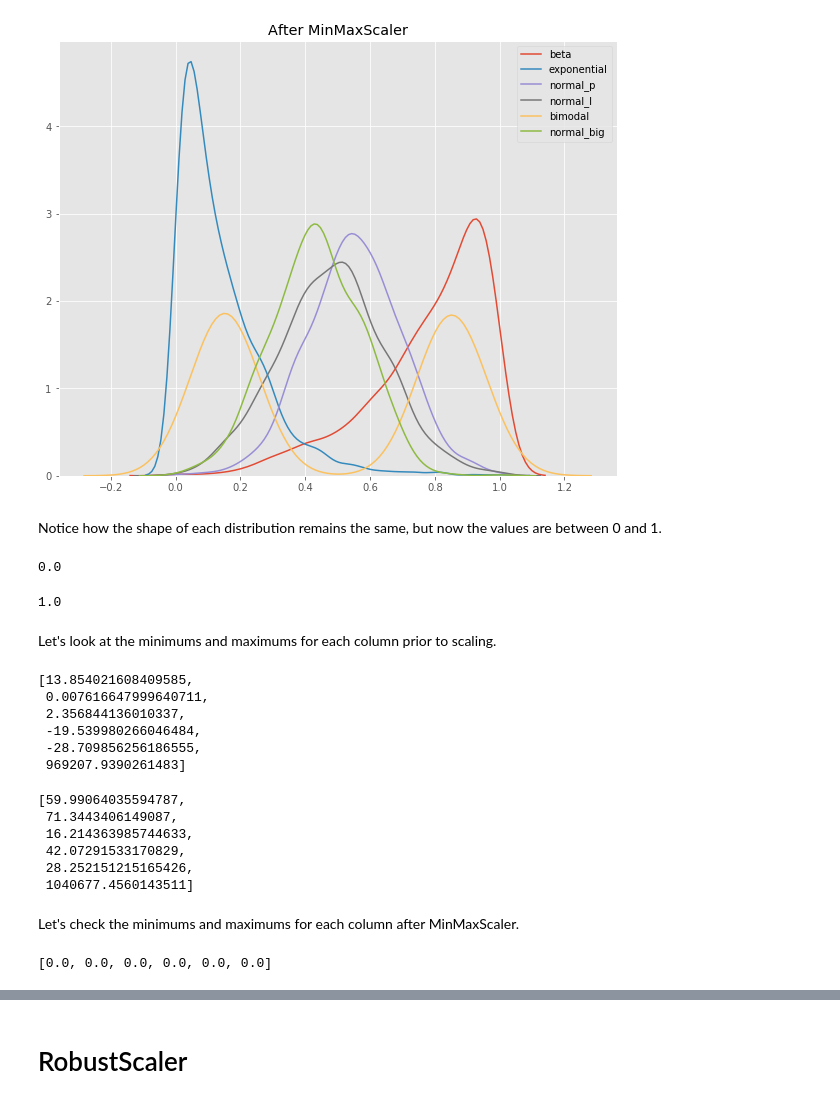
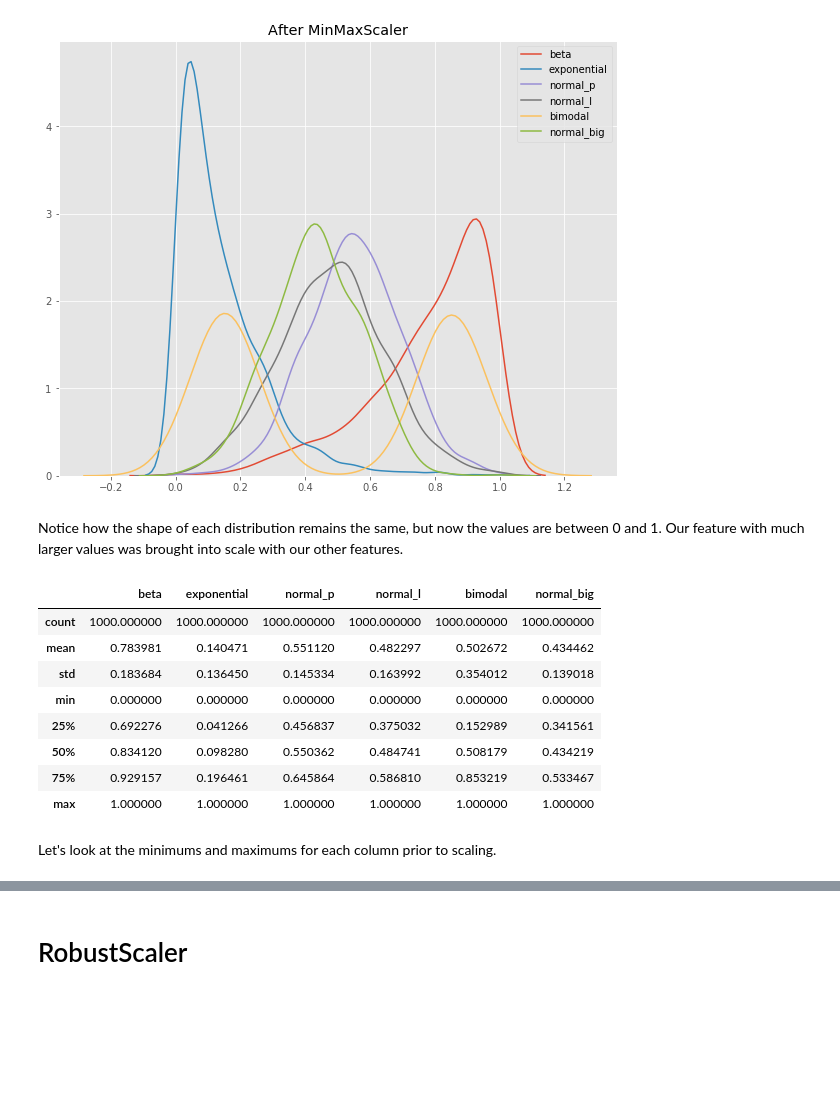
Before and after one commit to shawnngtq/machine-learning, a Jupyter notebook: scale-standardize-or-normalize/guide-to-scaling-and-standardizing.ipynb, the cells around one changed output, grey strips where cells are left out. Drawn from its saved outputs; the diff is of its cells as text; code cells hidden in the pictures; blank space fills up the shorter version.

Commit message:
Update scale standardize or normalize

```diff
--- a/scale-standardize-or-normalize/guide-to-scaling-and-standardizing.ipynb
+++ b/scale-standardize-or-normalize/guide-to-scaling-and-standardizing.ipynb
@@ -197,41 +213,18 @@ sns.kdeplot(df_mm['normal_big'], ax=ax1);
 # %% [output]
 [figure]
 # %% [markdown]
-Notice how the shape of each distribution remains the same, but now the values are between 0 and 1.
+Notice how the shape of each distribution remains the same, but now the values are between 0 and 1. Our feature with much larger values was brought into scale with our other features.
-# %%
-df_mm['beta'].min()
-# %% [output]
-0.0
-# %%
-df_mm['beta'].max()
-# %% [output]
-1.0
+# %%
+df_mm.describe()
+# %% [output]
+|  | beta | exponential | normal_p | normal_l | bimodal | normal_big |
+| count | 1000.000000 | 1000.000000 | 1000.000000 | 1000.000000 | 1000.000000 | 1000.000000 |
+| mean | 0.783981 | 0.140471 | 0.551120 | 0.482297 | 0.502672 | 0.434462 |
+| std | 0.183684 | 0.136450 | 0.145334 | 0.163992 | 0.354012 | 0.139018 |
+| min | 0.000000 | 0.000000 | 0.000000 | 0.000000 | 0.000000 | 0.000000 |
+| 25% | 0.692276 | 0.041266 | 0.456837 | 0.375032 | 0.152989 | 0.341561 |
+| 50% | 0.834120 | 0.098280 | 0.550362 | 0.484741 | 0.508179 | 0.434219 |
+| 75% | 0.929157 | 0.196461 | 0.645864 | 0.586810 | 0.853219 | 0.533467 |
+| max | 1.000000 | 1.000000 | 1.000000 | 1.000000 | 1.000000 | 1.000000 |
 # %% [markdown]
 Let's look at the minimums and maximums for each column prior to scaling.
-# %%
-mins = [df[col].min() for col in df.columns]
-mins
-# %% [output]
-[13.854021608409585,
- 0.007616647999640711,
- 2.356844136010337,
- -19.539980266046484,
- -28.709856256186555,
- 969207.9390261483]
-# %%
-maxs = [df[col].max() for col in df.columns]
-maxs
-# %% [output]
-[59.99064035594787,
- 71.3443406149087,
- 16.214363985744633,
- 42.07291533170829,
- 28.252151215165426,
- 1040677.4560143511]
-# %% [markdown]
-Let's check the minimums and maximums for each column after MinMaxScaler.
-# %%
-mins = [df_mm[col].min() for col in df_mm.columns]
-mins
-# %% [output]
-[0.0, 0.0, 0.0, 0.0, 0.0, 0.0]
```
Also changed, not shown: parts of 22 cells of this notebook.
